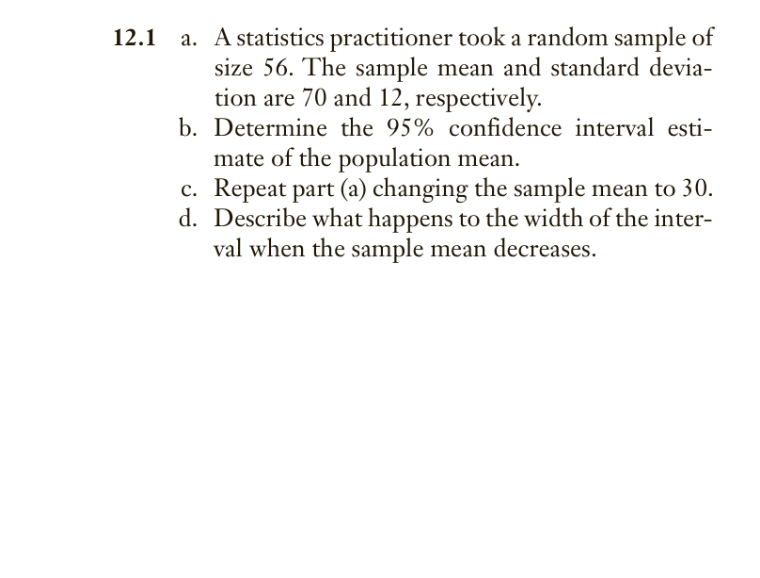
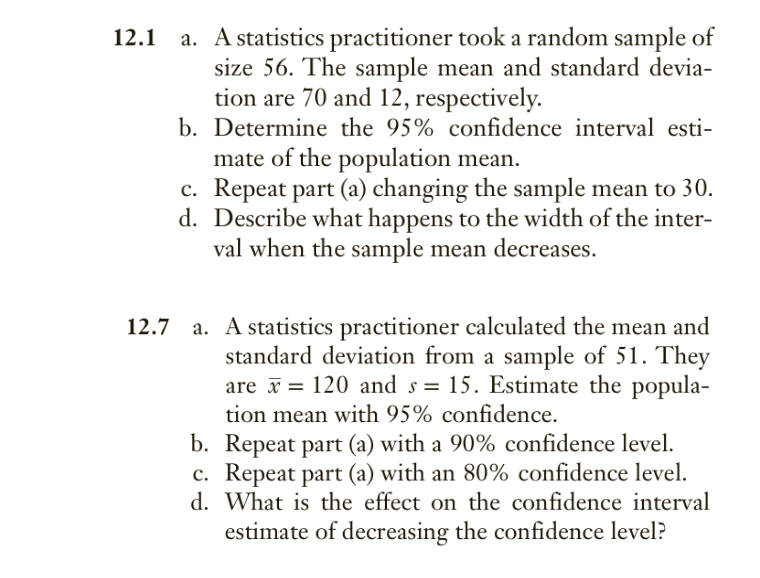
Before and after one commit to ArslanAmanov/Finance, a Jupyter notebook: QuantAnalyses/Quant_method_Analyses/inference_about_population.ipynb, the cells around one changed output. Saved outputs shown, nothing was run; the diff lists cells and outputs as text; code cells hidden in the pictures; blank space fills up the shorter version.

Commit message:
exercise 12.7

```diff
--- a/QuantAnalyses/Quant_method_Analyses/inference_about_population.ipynb
+++ b/QuantAnalyses/Quant_method_Analyses/inference_about_population.ipynb
@@ -14,3 +14,17 @@ path = next(
 Image(filename=str(path), width=800, height=800)
 # %% [output]
 [figure]
+# %%
+from pathlib import Path
+from IPython.display import Image
+
+image_relative_path = Path('Finance/QuantAnalyses/Quant_method_Analyses/file_png/exercise 12.7.png')
+search_directories = [Path.cwd(), *Path.cwd().parents]
+path = next(
+    directory / image_relative_path
+    for directory in search_directories
+    if (directory / image_relative_path).is_file()
+)
+Image(filename=str(path), width=800, height=800)
+# %% [output]
+[figure, added]
```
Also changed, not shown: 1 other file.
